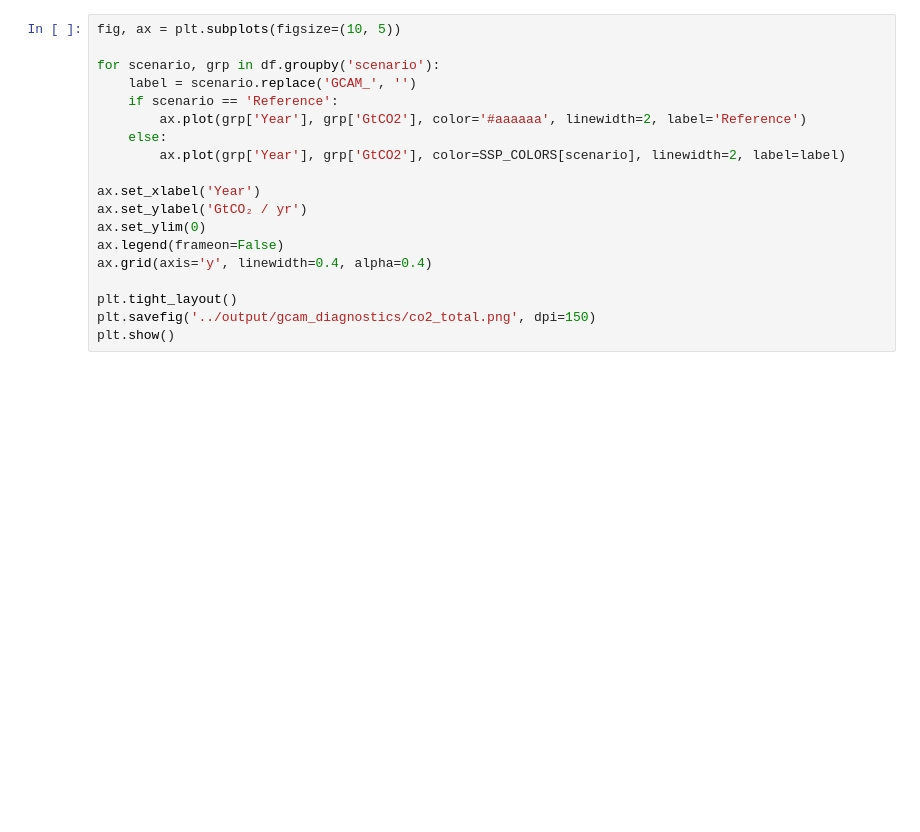
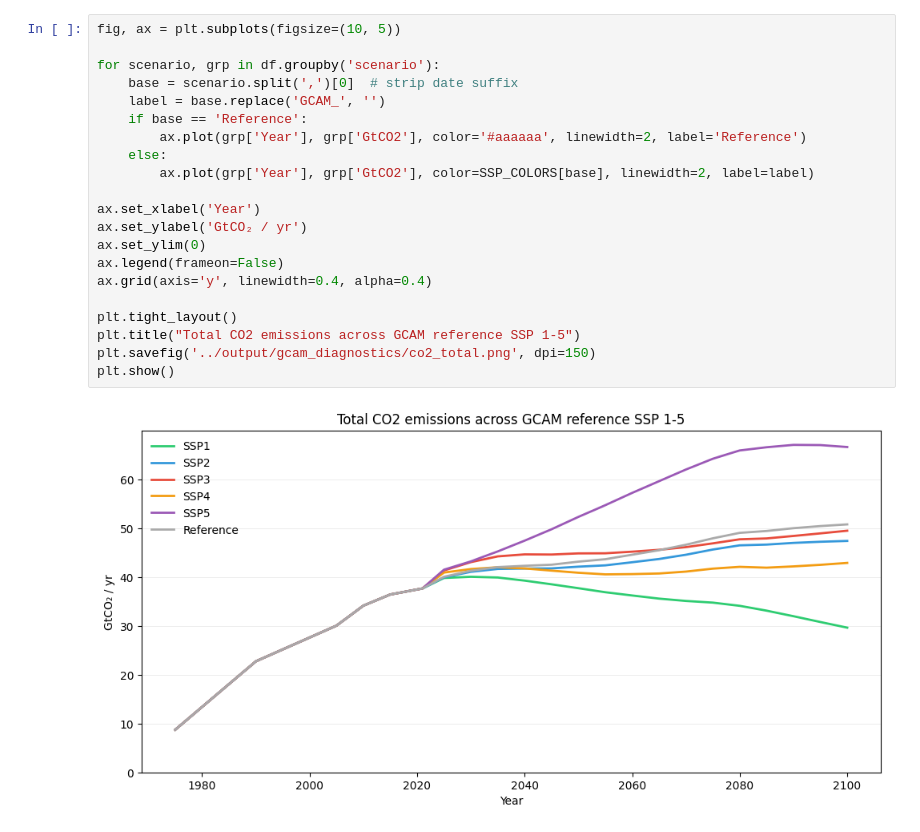
Before and after one commit to parkercaswell47/GCAM, a Jupyter notebook: notebooks/01_reference_exploration.ipynb, the cells around one changed output. Drawn from its saved outputs; the diff is of its cells as text; blank space fills up the shorter version.

```diff
--- a/notebooks/01_reference_exploration.ipynb
+++ b/notebooks/01_reference_exploration.ipynb
@@ -47,19 +57,23 @@ df.head()
 # %%
 fig, ax = plt.subplots(figsize=(10, 5))
 
 for scenario, grp in df.groupby('scenario'):
-    label = scenario.replace('GCAM_', '')
-    if scenario == 'Reference':
+    base = scenario.split(',')[0]  # strip date suffix
+    label = base.replace('GCAM_', '')
+    if base == 'Reference':
         ax.plot(grp['Year'], grp['GtCO2'], color='#aaaaaa', linewidth=2, label='Reference')
     else:
-        ax.plot(grp['Year'], grp['GtCO2'], color=SSP_COLORS[scenario], linewidth=2, label=label)
+        ax.plot(grp['Year'], grp['GtCO2'], color=SSP_COLORS[base], linewidth=2, label=label)
 
 ax.set_xlabel('Year')
 ax.set_ylabel('GtCO₂ / yr')
 ax.set_ylim(0)
 ax.legend(frameon=False)
 ax.grid(axis='y', linewidth=0.4, alpha=0.4)
 
 plt.tight_layout()
+plt.title("Total CO2 emissions across GCAM reference SSP 1-5")
 plt.savefig('../output/gcam_diagnostics/co2_total.png', dpi=150)
 plt.show()
+# %% [output]
+[figure, added]
```
Also changed, not shown: parts of 4 cells of this notebook, 1 other file.
